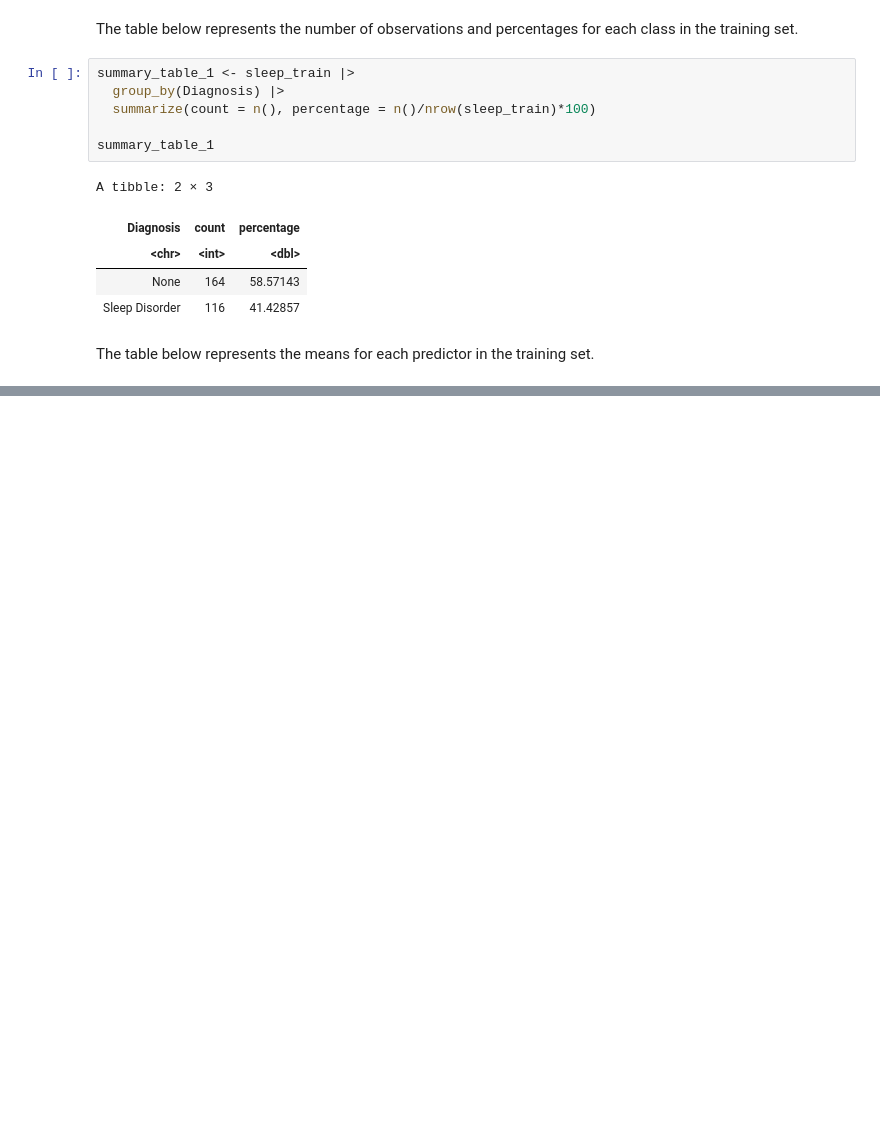
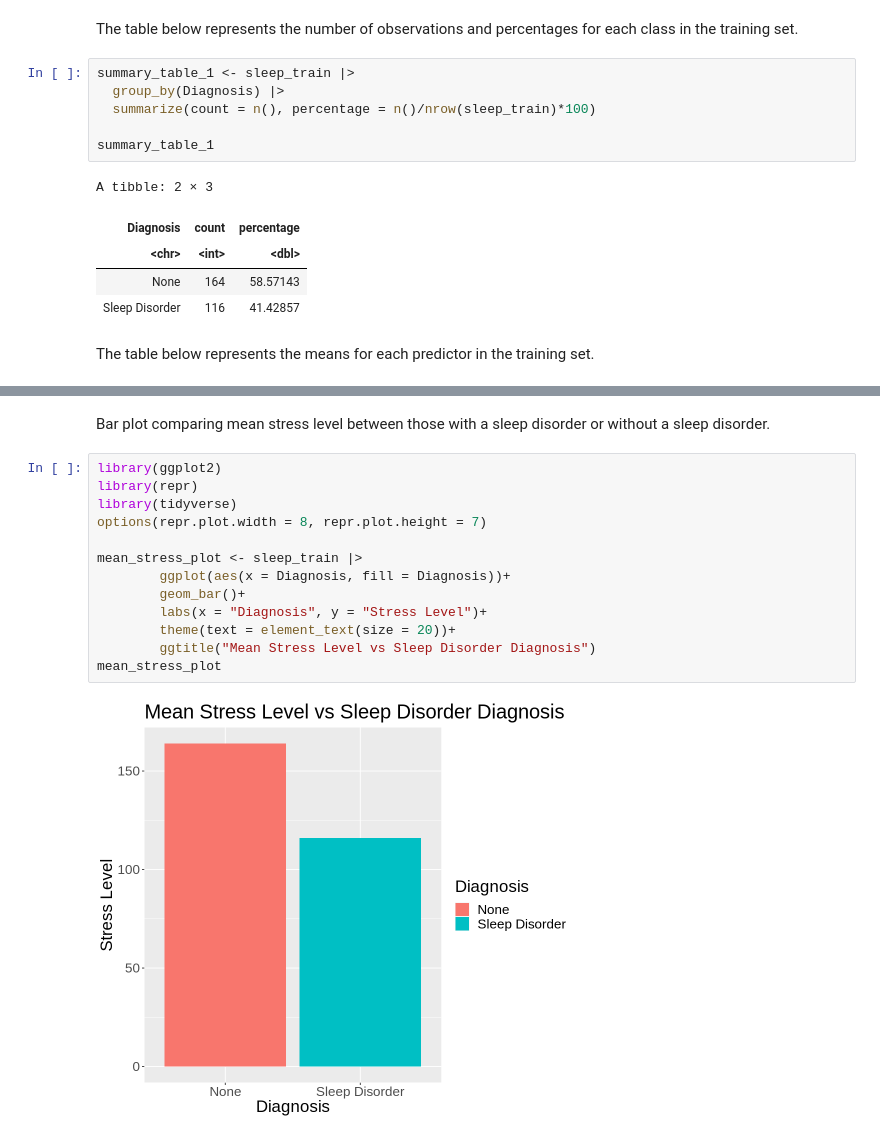
Before and after one commit to hlu10/group-18-dsci100, a Jupyter notebook: project_proposal.ipynb, the cells around one changed output, grey strips where cells are left out. Cells and saved outputs as stored; diff of their text form; blank space fills up the shorter version.

Commit message:
added bar plot (mean stress vs diagnosis)

```diff
--- a/project_proposal.ipynb
+++ b/project_proposal.ipynb
@@ -136,0 +137,17 @@ A data.frame: 1 × 9
+# %% [markdown]
+Bar plot comparing mean stress level between those with a sleep disorder or without a sleep disorder.
+# %%
+library(ggplot2)
+library(repr)
+library(tidyverse)
+options(repr.plot.width = 8, repr.plot.height = 7)
+
+mean_stress_plot <- sleep_train |>
+        ggplot(aes(x = Diagnosis, fill = Diagnosis))+
+        geom_bar()+
+        labs(x = "Diagnosis", y = "Stress Level")+
+        theme(text = element_text(size = 20))+
+        ggtitle("Mean Stress Level vs Sleep Disorder Diagnosis")
+mean_stress_plot
+# %% [output]
+[figure, added]
```
Also changed, not shown: parts of 1 cell of this notebook.
